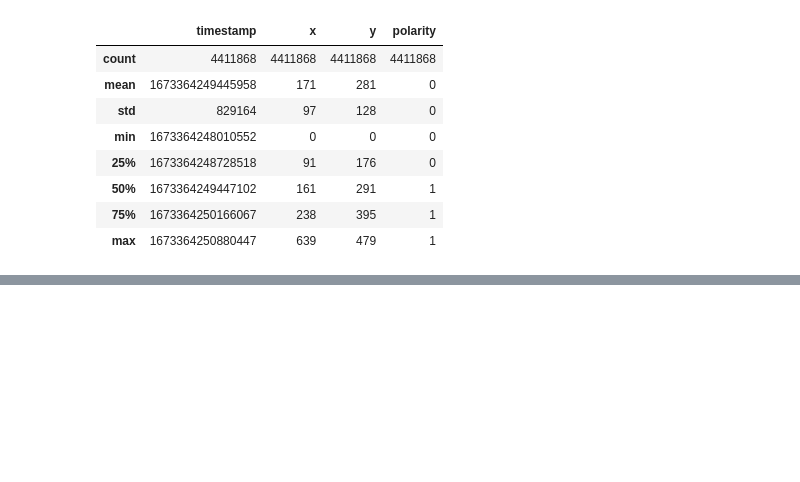
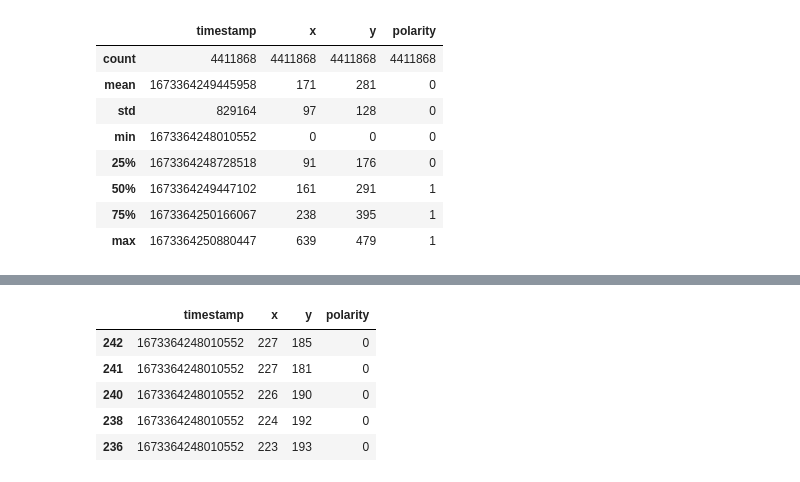
Before and after one commit to mannmoshe/image-processing, a Jupyter notebook: project/image_processing_project.ipynb, the cells around one changed output, grey strips where cells are left out. Drawn from its saved outputs; the diff is of its cells as text; code cells hidden in the pictures; blank space fills up the shorter version.

```diff
--- a/project/image_processing_project.ipynb
+++ b/project/image_processing_project.ipynb
@@ -72,0 +82,9 @@ df.head()
+# %%
+good_dots.head()
+# %% [output]
+|  | timestamp | x | y | polarity |
+| 242 | 1673364248010552 | 227 | 185 | 0 |
+| 241 | 1673364248010552 | 227 | 181 | 0 |
+| 240 | 1673364248010552 | 226 | 190 | 0 |
+| 238 | 1673364248010552 | 224 | 192 | 0 |
+| 236 | 1673364248010552 | 223 | 193 | 0 |
```
Also changed, not shown: parts of 10 cells of this notebook.
